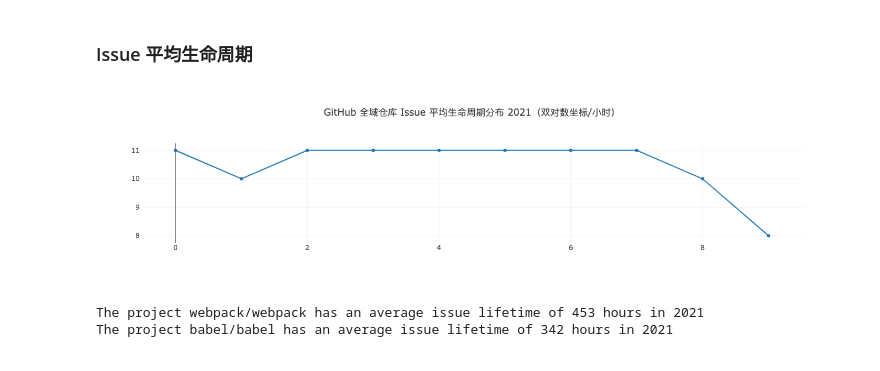
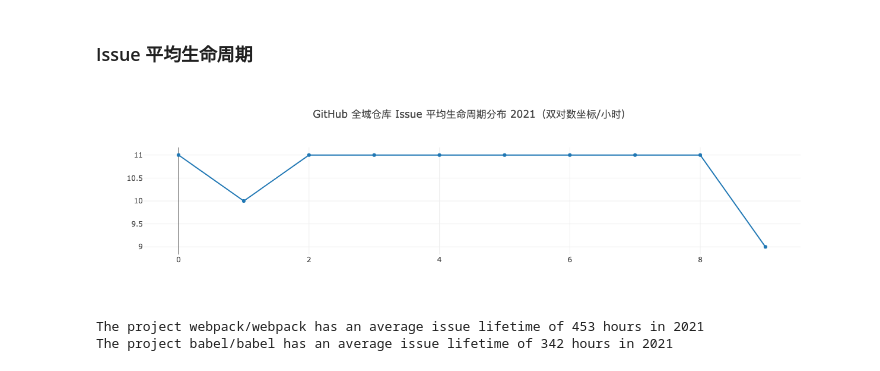
Before and after one commit to X-lab2017/open-digger, a Jupyter notebook: notebook/supply_chain_report_2021.ipynb, the cells around one changed output. Drawn from its saved outputs; the diff is of its cells as text; code cells hidden in the pictures.

```diff
--- a/notebook/supply_chain_report_2021.ipynb
+++ b/notebook/supply_chain_report_2021.ipynb
@@ -240,22 +211,22 @@ The project webpack/webpack has an unclose issue ratio 17% in 2021
 # %%
 openDigger.driver.clickhouse.query(`
 SELECT floor(log(COUNT(repo_id))) AS repo_count_log, floor(log(issue_lifetime_hour_avg)) AS issue_lifetime_hour_avg_log FROM
     (SELECT repo_id, ceil(avg(dateDiff('hour', issue_created_at, issue_closed_at))) AS issue_lifetime_hour_avg
-    FROM github_log.events
+    FROM gh_events
     WHERE type='IssuesEvent' AND action='closed' AND toYear(issue_created_at)=${year}
     GROUP BY repo_id
     HAVING issue_lifetime_hour_avg > 0)
 GROUP BY issue_lifetime_hour_avg_log
 ORDER BY issue_lifetime_hour_avg_log
-`).then(data => {
+`, { format: 'JSONEachRow' }).then(data => {
     openDigger.render.plotly([{
         x: data.map(d => d.issue_lifetime_hour_avg_log),
         y: data.map(d => d.repo_count_log),
         name: 'log(仓库数量)'
     }], {title: `GitHub 全域仓库 Issue 平均生命周期分布 ${year}（双对数坐标/小时）` })
 });
 # %% [output]
-[figure, old version]
+[figure, new version]
 # %%
 openDigger.driver.clickhouse.query(`
 SELECT anyHeavy(repo_name) AS name, ceil(avg(dateDiff('hour', issue_created_at, issue_closed_at))) AS issue_lifetime_hour_avg
```
Also changed, not shown: parts of 13 cells of this notebook, 18 other files.
